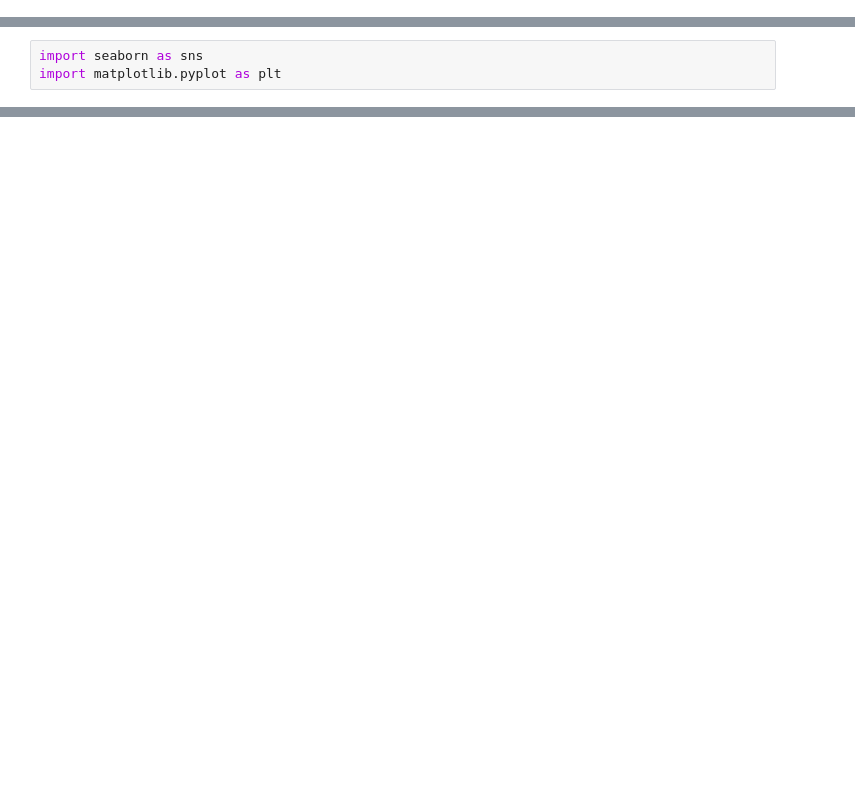
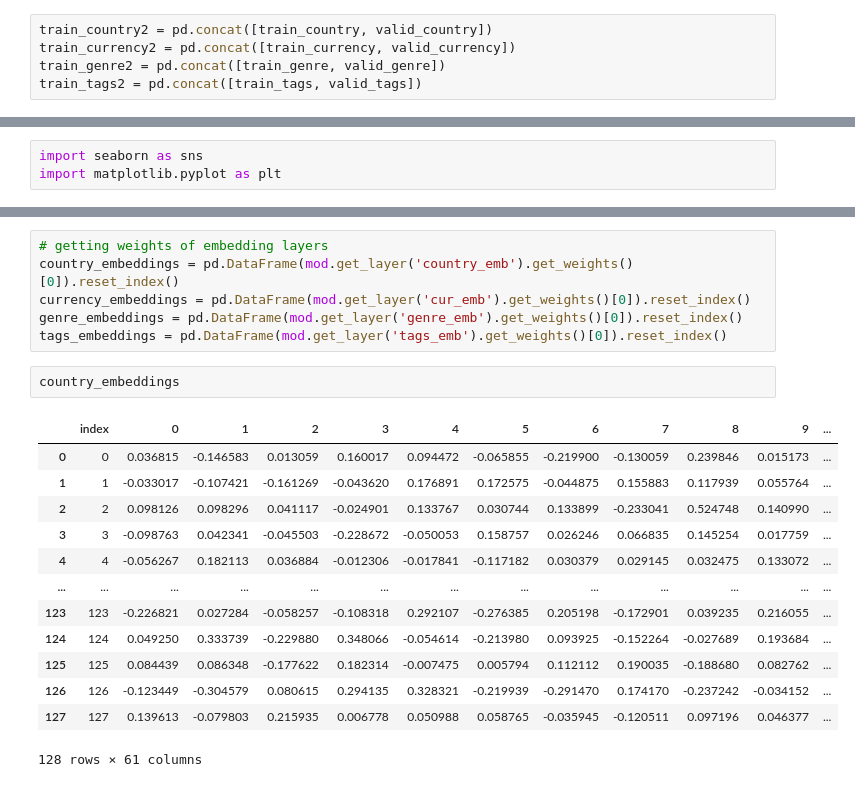
Before and after one commit to Maevezw/Master-Thesis, a Jupyter notebook: EE-training.ipynb, the cells around one changed output, grey strips where cells are left out. Cells and saved outputs as stored; diff of their text form; blank space fills up the shorter version.

```diff
--- a/EE-training.ipynb
+++ b/EE-training.ipynb
@@ -493,0 +442,5 @@ error_df['error'] = error_df['true'] - error_df['pred']
+# %%
+train_country2 = pd.concat([train_country, valid_country])
+train_currency2 = pd.concat([train_currency, valid_currency])
+train_genre2 = pd.concat([train_genre, valid_genre])
+train_tags2 = pd.concat([train_tags, valid_tags])
@@ -612,0 +553,22 @@ sns.scatterplot(x = tags_embs[0], y = tags_embs[1])
+# %%
+# getting weights of embedding layers
+country_embeddings = pd.DataFrame(mod.get_layer('country_emb').get_weights()[0]).reset_index()
+currency_embeddings = pd.DataFrame(mod.get_layer('cur_emb').get_weights()[0]).reset_index()
+genre_embeddings = pd.DataFrame(mod.get_layer('genre_emb').get_weights()[0]).reset_index()
+tags_embeddings = pd.DataFrame(mod.get_layer('tags_emb').get_weights()[0]).reset_index()
+# %%
+country_embeddings
+# %% [output]
+|  | index | 0 | 1 | 2 | 3 | 4 | 5 | 6 | 7 | 8 | 9 | ... |
+| 0 | 0 | 0.036815 | -0.146583 | 0.013059 | 0.160017 | 0.094472 | -0.065855 | -0.219900 | -0.130059 | 0.239846 | 0.015173 | ... |
+| 1 | 1 | -0.033017 | -0.107421 | -0.161269 | -0.043620 | 0.176891 | 0.172575 | -0.044875 | 0.155883 | 0.117939 | 0.055764 | ... |
+| 2 | 2 | 0.098126 | 0.098296 | 0.041117 | -0.024901 | 0.133767 | 0.030744 | 0.133899 | -0.233041 | 0.524748 | 0.140990 | ... |
+| 3 | 3 | -0.098763 | 0.042341 | -0.045503 | -0.228672 | -0.050053 | 0.158757 | 0.026246 | 0.066835 | 0.145254 | 0.017759 | ... |
+| 4 | 4 | -0.056267 | 0.182113 | 0.036884 | -0.012306 | -0.017841 | -0.117182 | 0.030379 | 0.029145 | 0.032475 | 0.133072 | ... |
+| ... | ... | ... | ... | ... | ... | ... | ... | ... | ... | ... | ... | ... |
+| 123 | 123 | -0.226821 | 0.027284 | -0.058257 | -0.108318 | 0.292107 | -0.276385 | 0.205198 | -0.172901 | 0.039235 | 0.216055 | ... |
+| 124 | 124 | 0.049250 | 0.333739 | -0.229880 | 0.348066 | -0.054614 | -0.213980 | 0.093925 | -0.152264 | -0.027689 | 0.193684 | ... |
+| 125 | 125 | 0.084439 | 0.086348 | -0.177622 | 0.182314 | -0.007475 | 0.005794 | 0.112112 | 0.190035 | -0.188680 | 0.082762 | ... |
+| 126 | 126 | -0.123449 | -0.304579 | 0.080615 | 0.294135 | 0.328321 | -0.219939 | -0.291470 | 0.174170 | -0.237242 | -0.034152 | ... |
+| 127 | 127 | 0.139613 | -0.079803 | 0.215935 | 0.006778 | 0.050988 | 0.058765 | -0.035945 | -0.120511 | 0.097196 | 0.046377 | ... |
+128 rows × 61 columns
```
Also changed, not shown: parts of 118 cells of this notebook.
